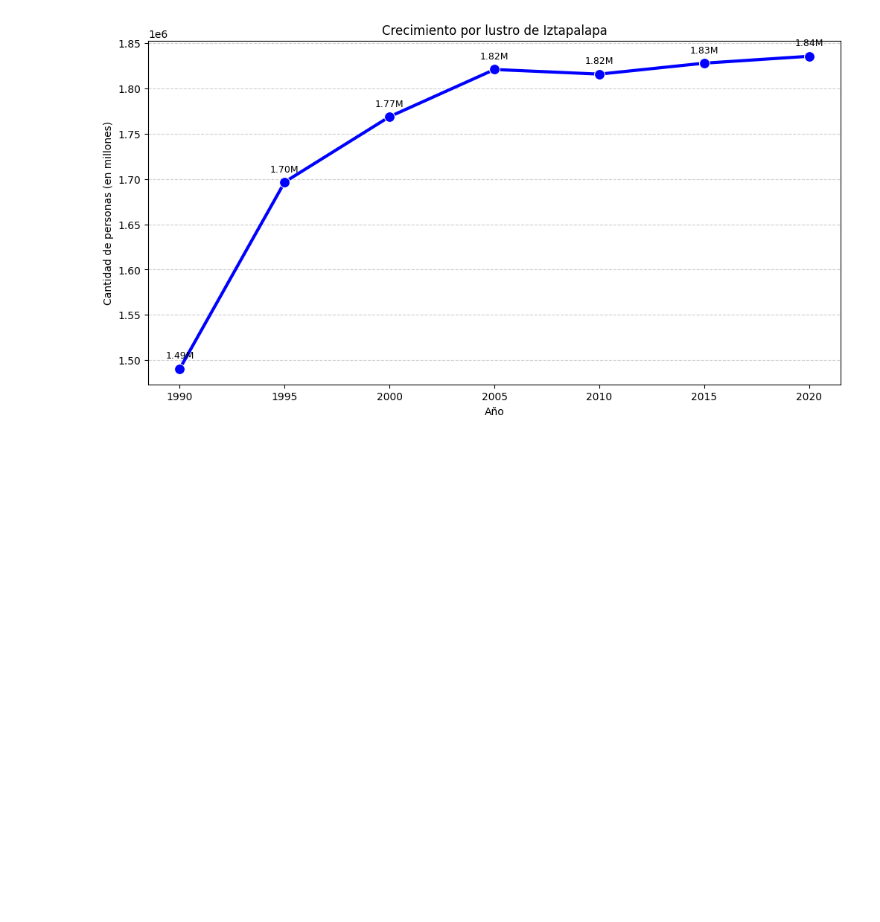
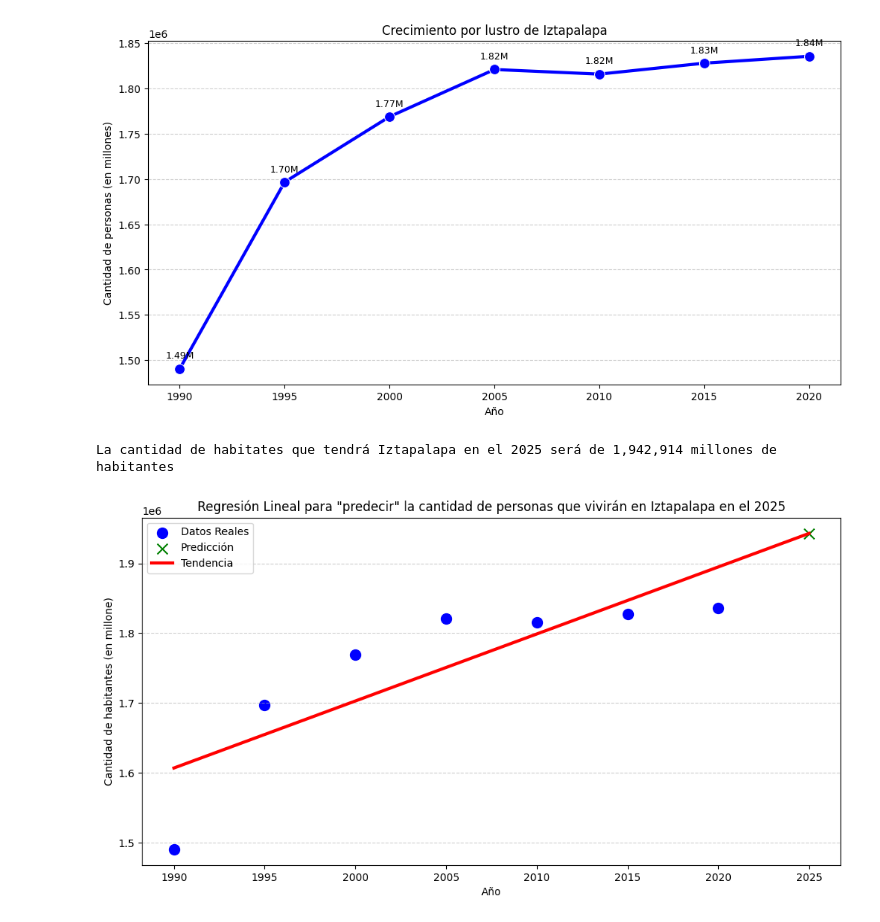
Before and after one commit to K4lilinuxX/CDMX, a Jupyter notebook: Población-por-Alcaldía-CDMX/poblacion-por-alcaldia-cdmx.ipynb, the cells around one changed output. Saved outputs shown, nothing was run; the diff lists cells and outputs as text; code cells hidden in the pictures; blank space fills up the shorter version.

Commit message:
Hice y grafiqué una Regresión Lineal para predecir la cantidad de habitantes que tendrá Iztapalapa (ya que es la alcaldía mas poblada de la CDMX) para el 2025, pero como el 2025 ya pasó lo hice para ver si el modelo acertó la predicción

```diff
--- a/Población-por-Alcaldía-CDMX/poblacion-por-alcaldia-cdmx.ipynb
+++ b/Población-por-Alcaldía-CDMX/poblacion-por-alcaldia-cdmx.ipynb
@@ -160,3 +160,59 @@ plt.grid(axis="y",
 plt.show()
 # %% [output]
 [figure]
+# %%
+# ----- Regresión Lineal para "predecir" la cantidad de personas que vivirán en Iztapalapa en el 2025 -----
+# Como el 2025 fué hace 1 año esta Regresión Lineal sirve para ver si la misma se acercó o acertó la cantidad real
+
+# Creamos los valores X, y
+X = np.linspace(1990, 2020, 7).reshape(-1 ,1)
+y = crecimiento_iztapalapa.values
+
+# Creamos y entrenamos el modelo
+modelo = LinearRegression()
+modelo.fit(X, y)
+
+# Hacemos el array del 2025 y hacemos la predicción
+año_2025_Iztapalapa = np.array([2025]).reshape(-1, 1)
+predic_2025_Iztapalapa = modelo.predict(año_2025_Iztapalapa)
+
+# Mostramos en pantalla
+print(f"La cantidad de habitates que tendrá Iztapalapa en el 2025 será de {predic_2025_Iztapalapa[0]:,.0f} millones de habitantes")
+
+# Graficamos
+plt.figure(figsize=(12,6))
+plt.title('Regresión Lineal para "predecir" la cantidad de personas que vivirán en Iztapalapa en el 2025')
+# Graficamos los datos reales (puntos azules)
+plt.scatter(X,
+            y,
+            color="blue",
+            marker="o",
+            s=100,
+            label="Datos Reales")
+# Graficamos la predicción
+plt.scatter(año_2025_Iztapalapa,
+            predic_2025_Iztapalapa,
+            color="green",
+            marker="x",
+            s=100,
+            label="Predicción")
+
+# Hacemos la línea roja
+eje_X = np.linspace(1990, 2025, 8).reshape(-1, 1)
+eje_y = modelo.predict(eje_X)
+plt.plot(eje_X,
+         eje_y,
+         color="red",
+         linewidth=3,
+         label="Tendencia")
+
+plt.xlabel("Año")
+plt.ylabel("Cantidad de habitantes (en millone)")
+plt.grid(axis="y",
+         linestyle="--",
+         alpha=0.6)
+plt.legend()
+plt.show()
+# %% [output]
+La cantidad de habitates que tendrá Iztapalapa en el 2025 será de 1,942,914 millones de habitantes
+[figure, added]
```
